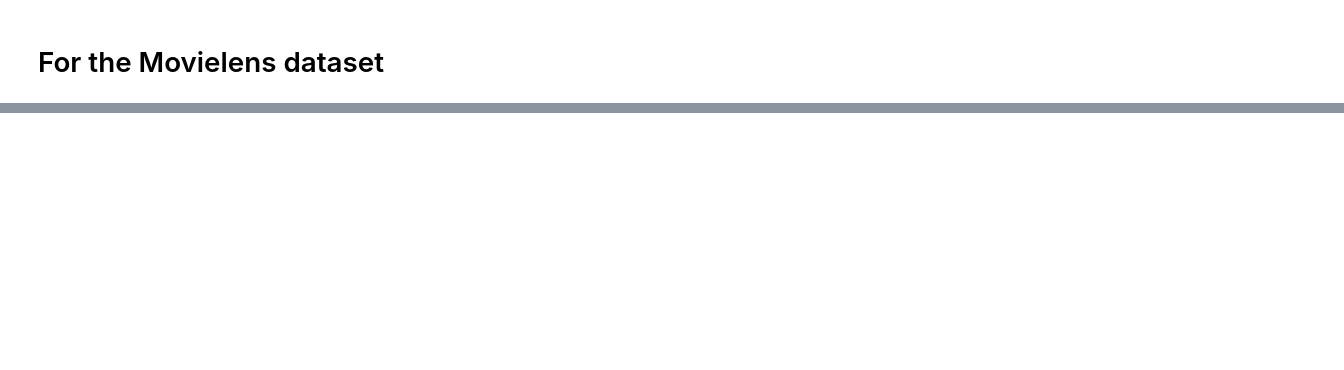
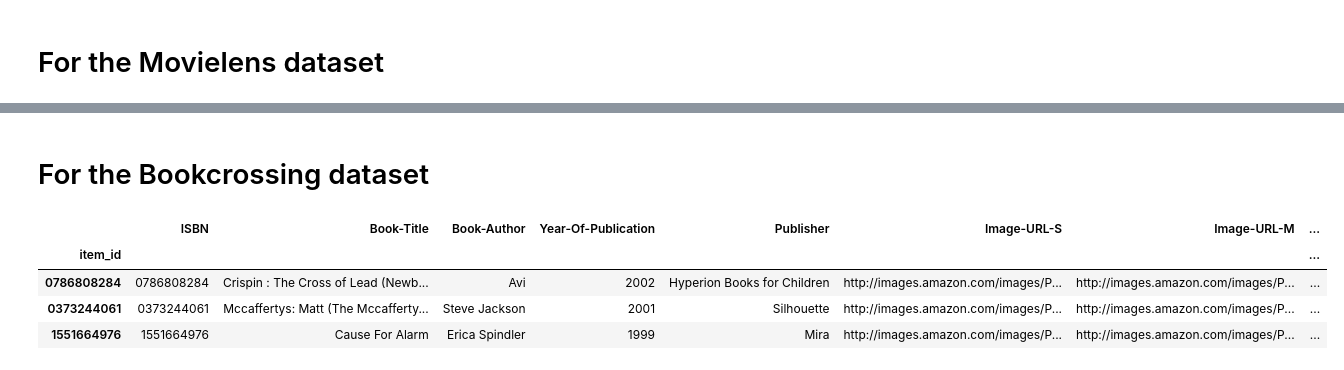
Before and after one commit to igui/Align-MacridVAE-data, a Jupyter notebook: feature_extraction_text.ipynb, the cells around one changed output, grey strips where cells are left out. Cells and saved outputs as stored; diff of their text form; code cells hidden in the pictures; blank space fills up the shorter version.

```diff
--- a/feature_extraction_text.ipynb
+++ b/feature_extraction_text.ipynb
@@ -70 +76,12 @@ np.savez_compressed(
 )
+# %% [markdown]
+# For the Bookcrossing dataset
+# %%
+items = bookcrossing_dataset.items_df()
+items.sample(n=3)
+# %% [output]
+|  | ISBN | Book-Title | Book-Author | Year-Of-Publication | Publisher | Image-URL-S | Image-URL-M | ... |
+| item_id |  |  |  |  |  |  |  | ... |
+| 0786808284 | 0786808284 | Crispin : The Cross of Lead (Newb... | Avi | 2002 | Hyperion Books for Children | http://images.amazon.com/images/P... | http://images.amazon.com/images/P... | ... |
+| 0373244061 | 0373244061 | Mccaffertys: Matt (The Mccafferty... | Steve Jackson | 2001 | Silhouette | http://images.amazon.com/images/P... | http://images.amazon.com/images/P... | ... |
+| 1551664976 | 1551664976 | Cause For Alarm | Erica Spindler | 1999 | Mira | http://images.amazon.com/images/P... | http://images.amazon.com/images/P... | ... |
```
Also changed, not shown: parts of 13 cells of this notebook, 5 other files.
